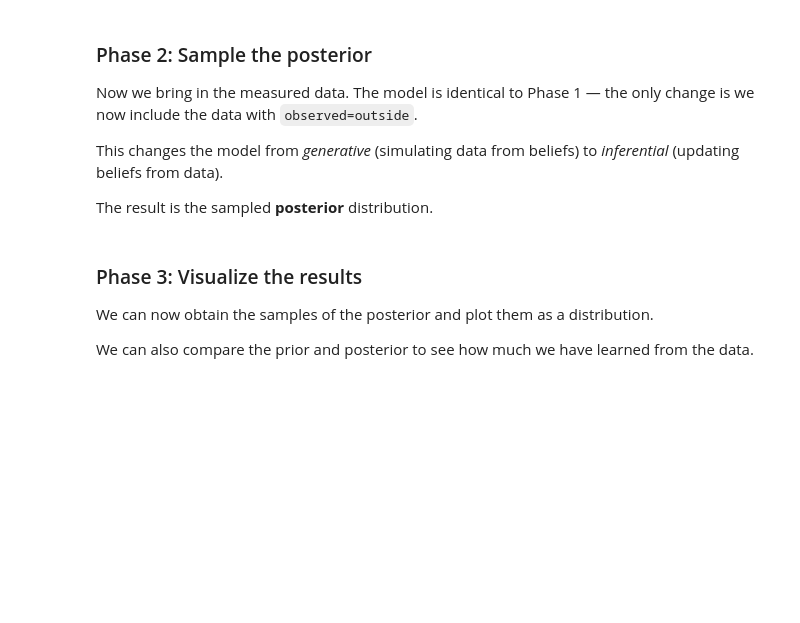
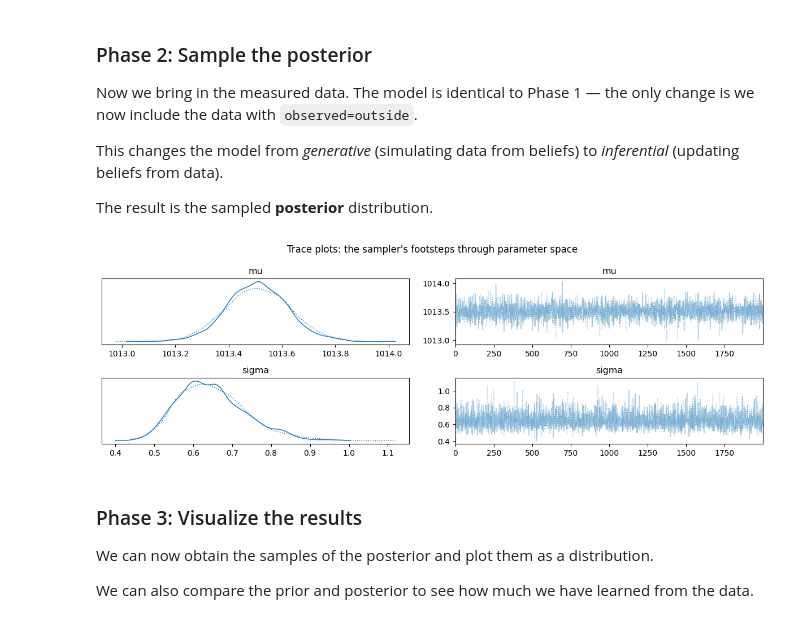
Before and after one commit to dave-heslop74/EMSC2010-W7-P1, a Jupyter notebook: EMSC2010_W7_P1_NB1_uXXXXXXX.ipynb, the cells around one changed output. Cells and saved outputs as stored; diff of their text form; code cells hidden in the pictures; blank space fills up the shorter version.

```diff
--- a/EMSC2010_W7_P1_NB1_uXXXXXXX.ipynb
+++ b/EMSC2010_W7_P1_NB1_uXXXXXXX.ipynb
@@ -78,30 +81,32 @@ The result is the sampled **posterior** distribution.
 # %%
 with pm.Model() as model:
 
     # Same prior as before
     mu    = pm.Normal("mu", mu=1013, sigma=5)
     sigma = pm.HalfNormal("sigma", sigma=2)
 
     # The only change: observed=outside tells the model to fit to real data.
     # The model now asks: what values of mu and sigma make
     # these observations most probable?
     obs = pm.Normal("obs", mu=mu, sigma=sigma, observed=outside)
 
     # Run the sampler.
     # The sampler explores the space of possible mu and sigma values,
     # spending more time in regions that are consistent with the data.
     # The collection of samples traces out the posterior distribution.
-    trace = pm.sample(2000, return_inferencedata=True)
+    trace = pm.sample(2000, return_inferencedata=True, progressbar=False)
 
 
 # ── Inspect the Sampler ────────────────────────────────────────────────────────
 # The trace plot shows the sampler's path over time.
 # A healthy trace looks like random noise around a stable value —
 # this means the sampler has found the posterior and is exploring it well.
 # If you see trends or the chains drifting, something may be wrong.
 az.plot_trace(trace, var_names=["mu", "sigma"])
 plt.suptitle("Trace plots: the sampler's footsteps through parameter space")
 plt.tight_layout()
+# %% [output]
+[figure, added]
 # %% [markdown]
 ### Phase 3: Visualize the results
 
```
Also changed, not shown: parts of 3 cells of this notebook.
